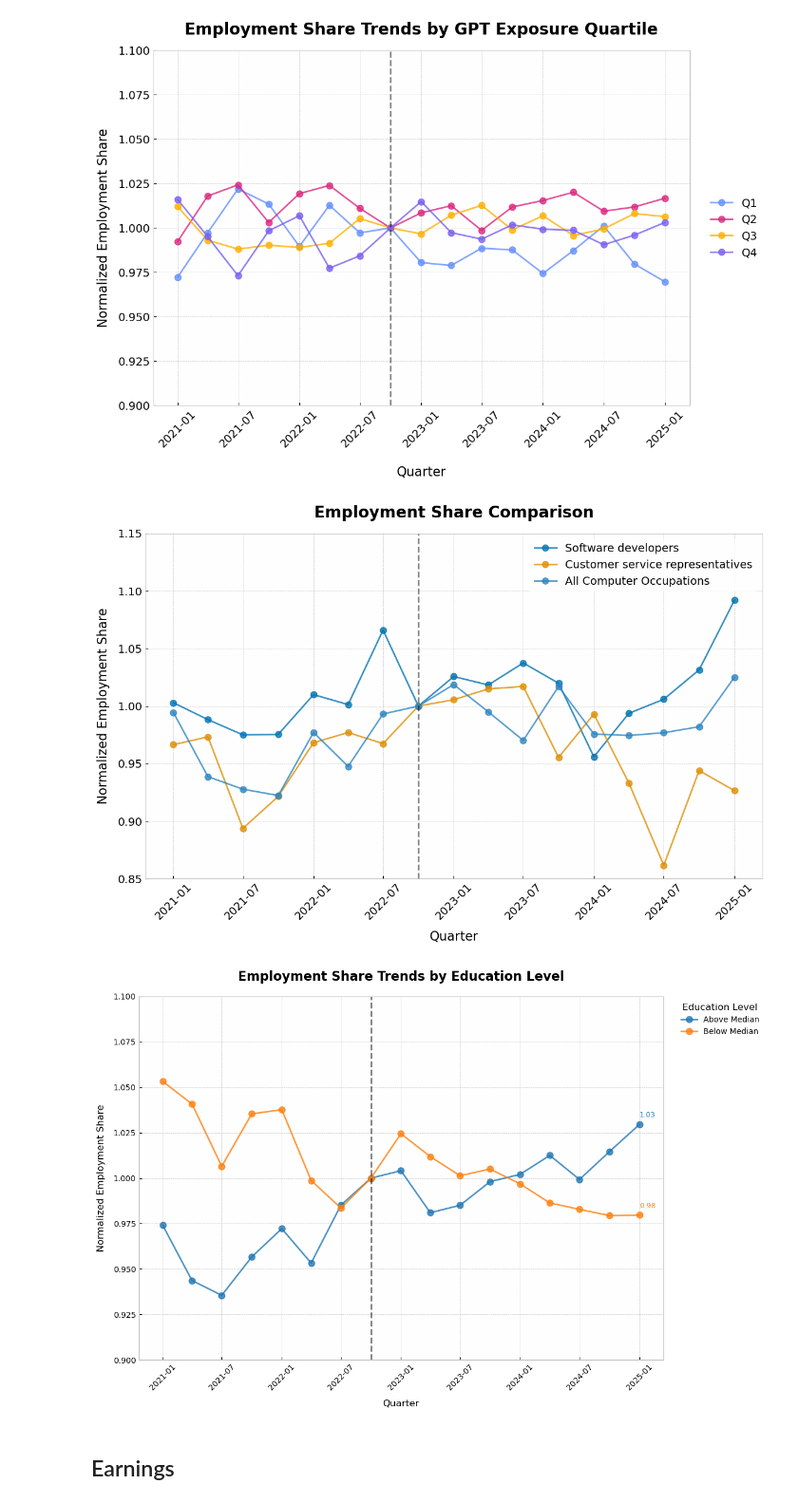
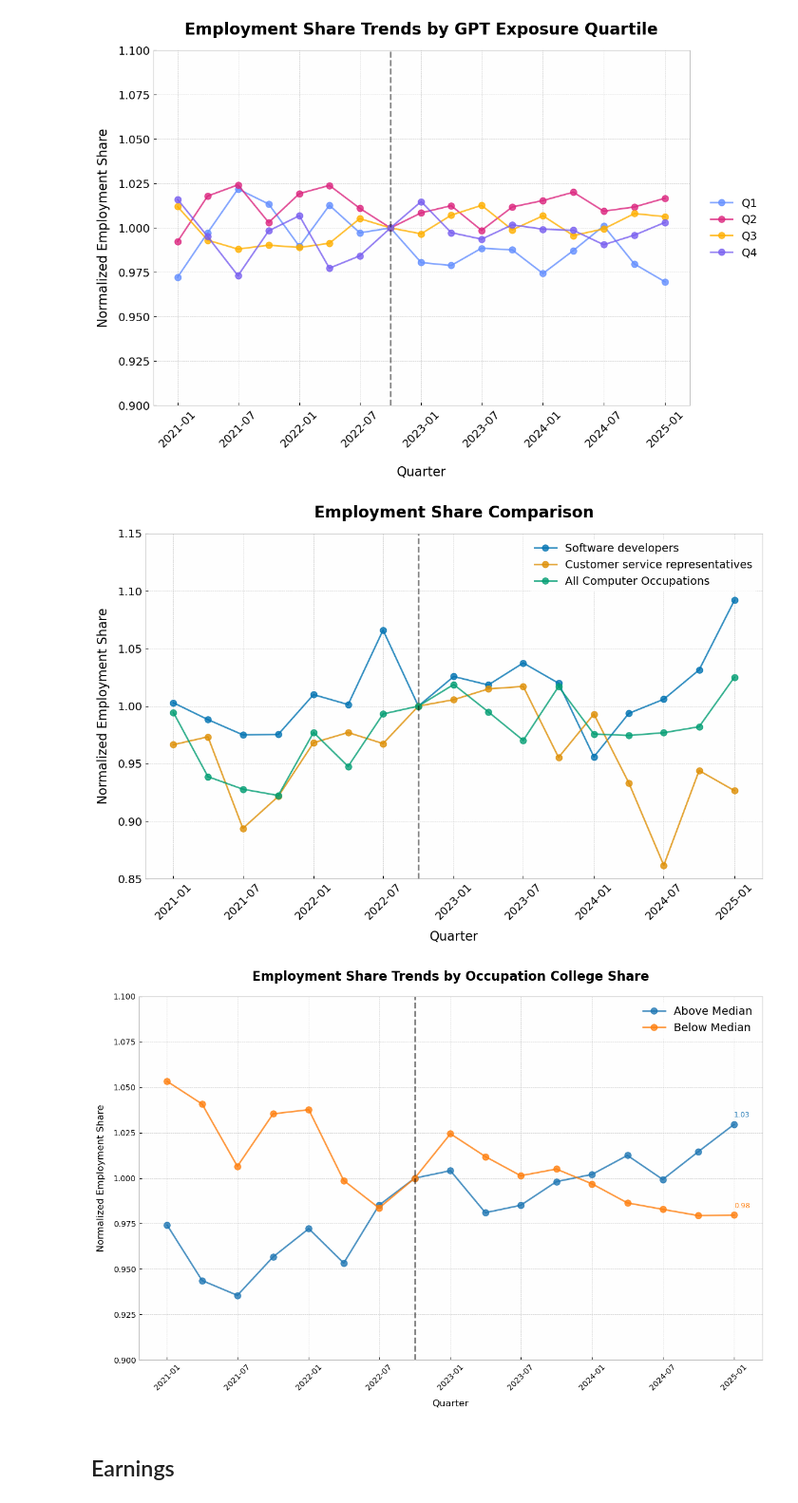
Before and after one commit to chandarb/CPS_Tracker, a Jupyter notebook: CPS_Tracker/code/cps_analysis.ipynb, the cells around one changed output. Shown at 95% size. Saved outputs shown, nothing was run; the diff lists cells and outputs as text; code cells hidden in the pictures.

```diff
--- a/CPS_Tracker/code/cps_analysis.ipynb
+++ b/CPS_Tracker/code/cps_analysis.ipynb
@@ -1464,7 +1464,7 @@ plt.show()
 # %%
 # Define occupations to plot and computer occupations
 occupations = ['Software developers', 'Customer service representatives']
-colors = ['#0173B2', '#DE8F05', '#2E86C1']  # Colorblind-friendly colors
+colors = ['#0173B2', '#DE8F05', '#029E73']  # Colorblind-friendly colors: blue, orange, green
 
 # Create plot with a modern color scheme
 fig, ax = plt.subplots(figsize=(12, 8))
@@ -1548,7 +1548,7 @@ plt.show()
 # Close figure
 plt.close()
 # %% [output]
-[figure, old version]
+[figure, new version]
 # %%
 # Group by quarter and low_college flag
 grouped_data = filtered_data.groupby(['QUARTER_YEAR', 'low_college'])['EMPLOYMENT_SHARE'].sum().reset_index()
@@ -1589,7 +1589,7 @@ for i, low_college in enumerate([False, True]):  # Plot High College first
 ax.axvline(x=pd.to_datetime(normalization_quarter), color='black', linestyle='--', alpha=0.5)
 
 # Customize the plot
-ax.set_title('Employment Share Trends by Education Level',
+ax.set_title('Employment Share Trends by Occupation College Share',
              fontsize=16,
              pad=20,
              fontweight='bold')
@@ -1608,42 +1608,39 @@ ax.set_facecolor('#FEFEFE')
 fig.patch.set_facecolor('white')
 
 # Set y-axis limits
 ax.set_ylim(0.9, 1.1)
 
 # Customize legend
-ax.legend(title='Education Level',
-          title_fontsize=12,
-          fontsize=10,
-          frameon=True,
-          facecolor='white',
-          edgecolor='none',
-          bbox_to_anchor=(1.02, 1),
-          loc='upper left')
+ax.legend(fontsize=14,
+         frameon=True,
+         facecolor='white',
+         edgecolor='none',
+         loc='upper right')
 
 # Add value labels on the points for the last quarter
 last_quarter = normalized_data['QUARTER_YEAR'].max()
 for i, low_college in enumerate([False, True]):
     value = normalized_data[(normalized_data['low_college'] == low_college) &
                            (normalized_data['QUARTER_YEAR'] == last_quarter)]['NORMALIZED_EMPLOYMENT'].iloc[0]
     ax.text(last_quarter, value + 0.005, f'{value:.2f}',
             ha='left',
             va='center',
             fontsize=9,
             color=colors[i])
 
 # Adjust layout
 plt.tight_layout()
 
 # Save figure to figures directory
 plt.savefig(f'../../Papers/figures/employment_share_change_by_education_{start_quarter}.pdf', bbox_inches='tight')
 
 # Show plot
 plt.show()
 
 # Close the figure
 plt.close(fig)
 # %% [output]
-[figure, old version]
+[figure, new version]
 # %% [markdown]
 ## Earnings
 # %%
```
Also changed, not shown: parts of 4 cells of this notebook, 18 other files.
